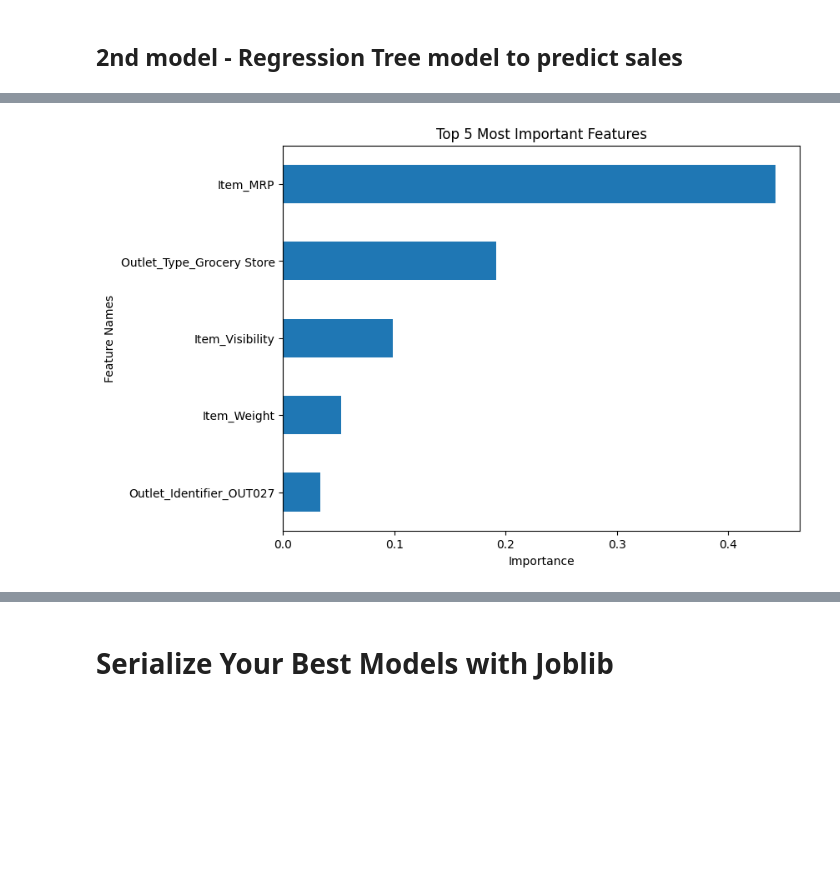
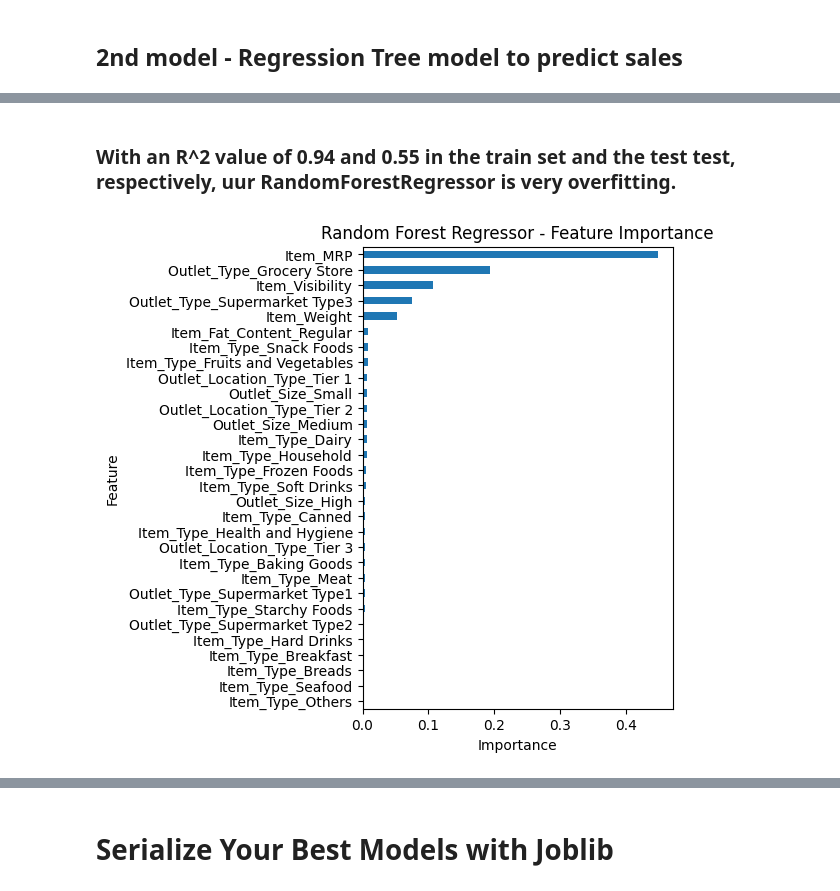
Before and after one commit to Souha-Kabtni/Food-Sales-Predictions-Revisited-, a Jupyter notebook: project_1_revisited_ipynb.ipynb, the cells around one changed output, grey strips where cells are left out. Saved outputs shown, nothing was run; the diff lists cells and outputs as text; code cells hidden in the pictures; blank space fills up the shorter version.

```diff
--- a/project_1_revisited_ipynb.ipynb
+++ b/project_1_revisited_ipynb.ipynb
@@ -690,3 +405,5 @@ Test Data:      R^2= 0.55       RMSE= 1108.99
+# %% [markdown]
+### With an R^2 value of 0.94 and 0.55 in the train set and the test test, respectively, uur RandomForestRegressor is very overfitting.
 # %%
 def get_importances(model, feature_names=None,name='Feature Importance',
                    sort=False, ascending=True):
@@ -722,9 +439,11 @@ def plot_importance(importances, top_n=None,  figsize=(8,6)):
             title=title)
     ## return ax in case want to continue to update/modify figure
     return ax
-# %%
-## Saving the feature importances
-importances = get_importances(rf, sort=True, ascending=False)
-plot_importance(importances, top_n=5);
-# %% [output]
-[figure, removed]
+# %%
+## Saving the feature importances
+importance = get_importances(rf, sort=True, ascending=True)
+ax = importance.plot(kind='barh',figsize=(4,6))
+ax.set(title='Random Forest Regressor - Feature Importance', ylabel='Feature', xlabel='Importance');
+fig_2 = ax.get_figure()
+# %% [output]
+[figure, added]
```
Also changed, not shown: parts of 60 cells of this notebook.
